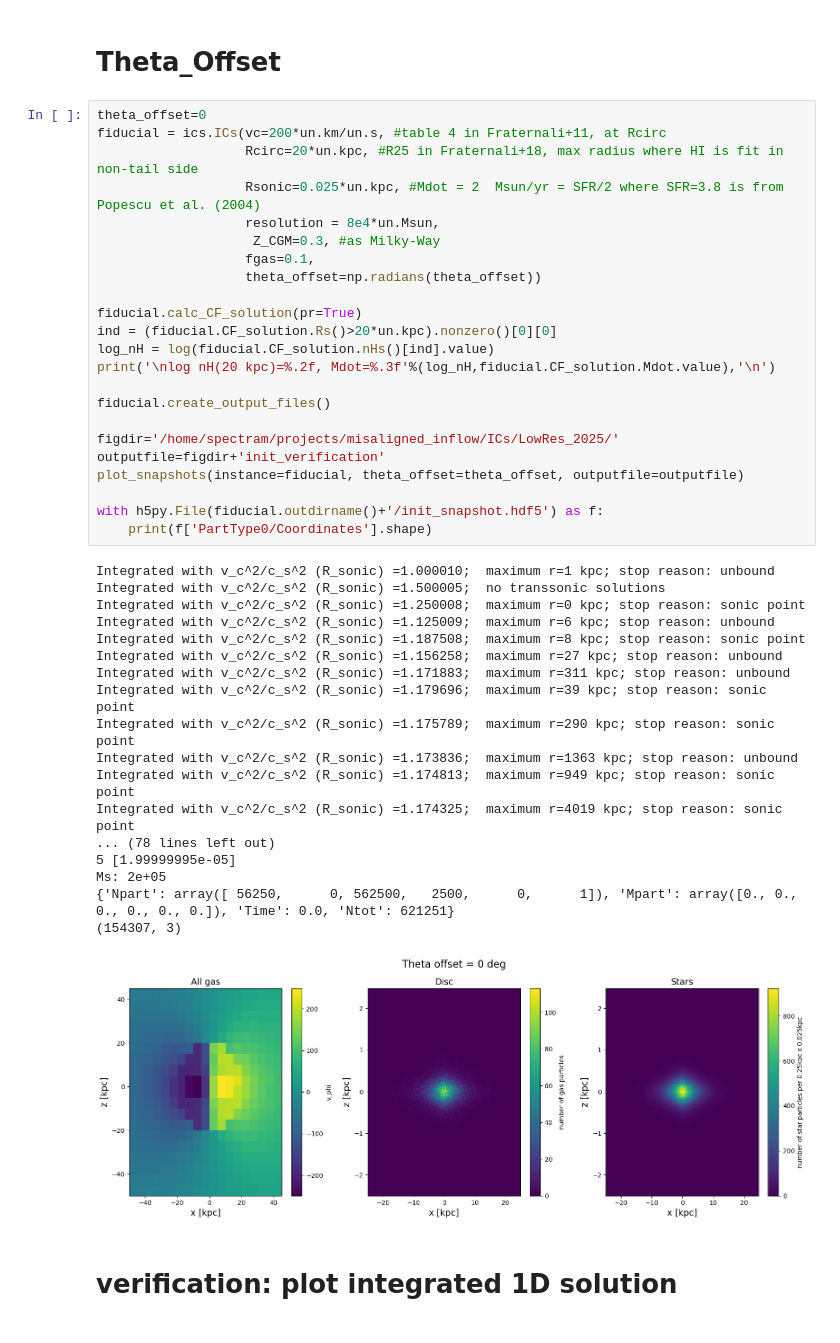
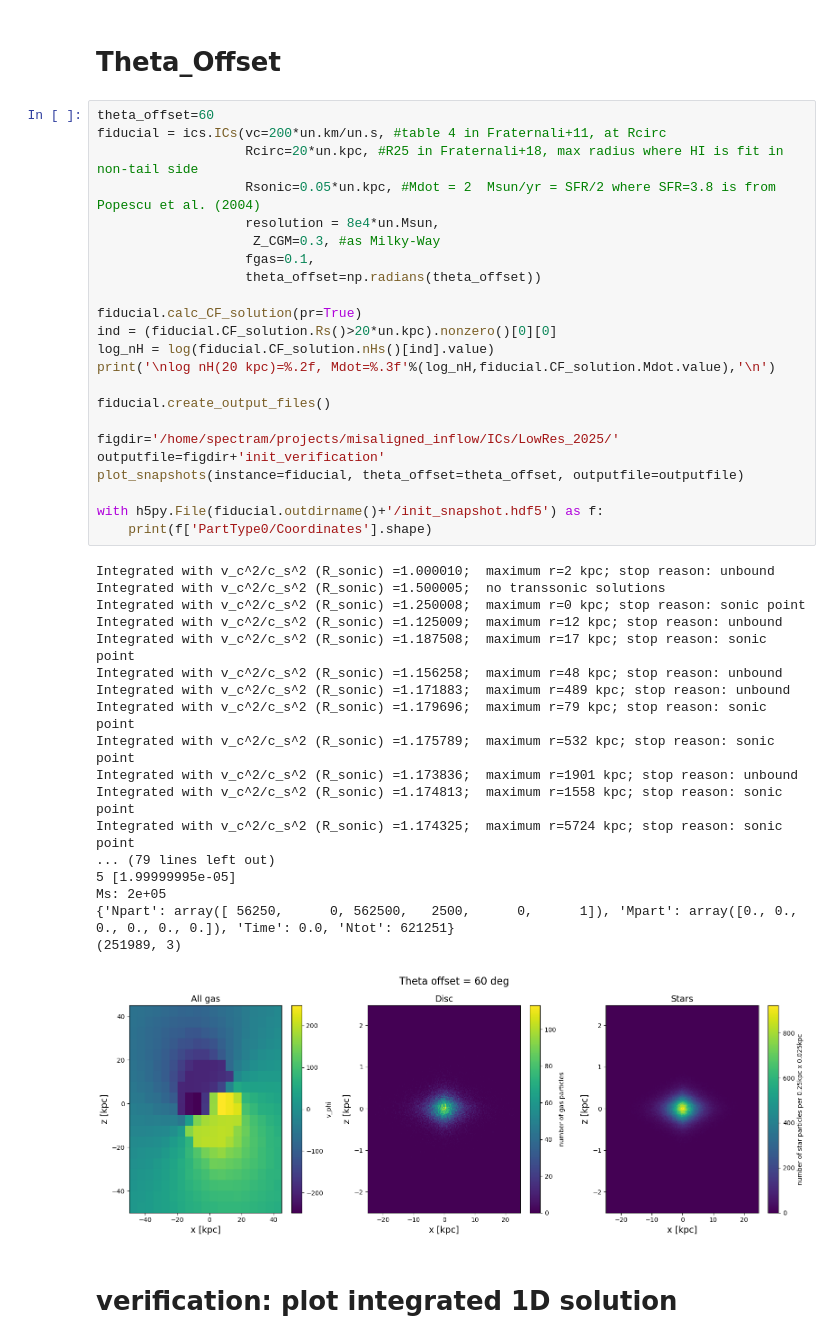
Before and after one commit to spectram/cooling_flow, a Jupyter notebook: ipynb/create_ICs_misaligned.ipynb, the cells around one changed output. Saved outputs shown, nothing was run; the diff lists cells and outputs as text.

```diff
--- a/ipynb/create_ICs_misaligned.ipynb
+++ b/ipynb/create_ICs_misaligned.ipynb
@@ -103,47 +103,47 @@ def plot_snapshots(instance, theta_offset=0, outputfile='init_verification'):
 # %% [markdown]
 # Theta_Offset
 # %%
-theta_offset=0
+theta_offset=60
 fiducial = ics.ICs(vc=200*un.km/un.s, #table 4 in Fraternali+11, at Rcirc
                    Rcirc=20*un.kpc, #R25 in Fraternali+18, max radius where HI is fit in non-tail side
-                   Rsonic=0.025*un.kpc, #Mdot = 2  Msun/yr = SFR/2 where SFR=3.8 is from Popescu et al. (2004)
+                   Rsonic=0.05*un.kpc, #Mdot = 2  Msun/yr = SFR/2 where SFR=3.8 is from Popescu et al. (2004)
                    resolution = 8e4*un.Msun,
                     Z_CGM=0.3, #as Milky-Way
                    fgas=0.1,
                    theta_offset=np.radians(theta_offset))
 
 fiducial.calc_CF_solution(pr=True)
 ind = (fiducial.CF_solution.Rs()>20*un.kpc).nonzero()[0][0]
 log_nH = log(fiducial.CF_solution.nHs()[ind].value)
 print('\nlog nH(20 kpc)=%.2f, Mdot=%.3f'%(log_nH,fiducial.CF_solution.Mdot.value),'\n')
 
 fiducial.create_output_files()
 
 figdir='/home/spectram/projects/misaligned_inflow/ICs/LowRes_2025/'
 outputfile=figdir+'init_verification'
 plot_snapshots(instance=fiducial, theta_offset=theta_offset, outputfile=outputfile)
 
 with h5py.File(fiducial.outdirname()+'/init_snapshot.hdf5') as f:
     print(f['PartType0/Coordinates'].shape)
 # %% [output]
-Integrated with v_c^2/c_s^2 (R_sonic) =1.000010;  maximum r=1 kpc; stop reason: unbound
+Integrated with v_c^2/c_s^2 (R_sonic) =1.000010;  maximum r=2 kpc; stop reason: unbound
 Integrated with v_c^2/c_s^2 (R_sonic) =1.500005;  no transsonic solutions
 Integrated with v_c^2/c_s^2 (R_sonic) =1.250008;  maximum r=0 kpc; stop reason: sonic point
-Integrated with v_c^2/c_s^2 (R_sonic) =1.125009;  maximum r=6 kpc; stop reason: unbound
-Integrated with v_c^2/c_s^2 (R_sonic) =1.187508;  maximum r=8 kpc; stop reason: sonic point
-Integrated with v_c^2/c_s^2 (R_sonic) =1.156258;  maximum r=27 kpc; stop reason: unbound
-Integrated with v_c^2/c_s^2 (R_sonic) =1.171883;  maximum r=311 kpc; stop reason: unbound
-Integrated with v_c^2/c_s^2 (R_sonic) =1.179696;  maximum r=39 kpc; stop reason: sonic point
-Integrated with v_c^2/c_s^2 (R_sonic) =1.175789;  maximum r=290 kpc; stop reason: sonic point
-Integrated with v_c^2/c_s^2 (R_sonic) =1.173836;  maximum r=1363 kpc; stop reason: unbound
-Integrated with v_c^2/c_s^2 (R_sonic) =1.174813;  maximum r=949 kpc; stop reason: sonic point
-Integrated with v_c^2/c_s^2 (R_sonic) =1.174325;  maximum r=4019 kpc; stop reason: sonic point
-... (78 lines left out)
+Integrated with v_c^2/c_s^2 (R_sonic) =1.125009;  maximum r=12 kpc; stop reason: unbound
+Integrated with v_c^2/c_s^2 (R_sonic) =1.187508;  maximum r=17 kpc; stop reason: sonic point
+Integrated with v_c^2/c_s^2 (R_sonic) =1.156258;  maximum r=48 kpc; stop reason: unbound
+Integrated with v_c^2/c_s^2 (R_sonic) =1.171883;  maximum r=489 kpc; stop reason: unbound
+Integrated with v_c^2/c_s^2 (R_sonic) =1.179696;  maximum r=79 kpc; stop reason: sonic point
+Integrated with v_c^2/c_s^2 (R_sonic) =1.175789;  maximum r=532 kpc; stop reason: sonic point
+Integrated with v_c^2/c_s^2 (R_sonic) =1.173836;  maximum r=1901 kpc; stop reason: unbound
+Integrated with v_c^2/c_s^2 (R_sonic) =1.174813;  maximum r=1558 kpc; stop reason: sonic point
+Integrated with v_c^2/c_s^2 (R_sonic) =1.174325;  maximum r=5724 kpc; stop reason: sonic point
+... (79 lines left out)
 5 [1.99999995e-05]
 Ms: 2e+05
 {'Npart': array([ 56250,      0, 562500,   2500,      0,      1]), 'Mpart': array([0., 0., 0., 0., 0., 0.]), 'Time': 0.0, 'Ntot': 621251}
-(154307, 3)
+(251989, 3)
-[figure, old version]
+[figure, new version]
 # %% [markdown]
 # verification: plot integrated 1D solution
 # %%
```
